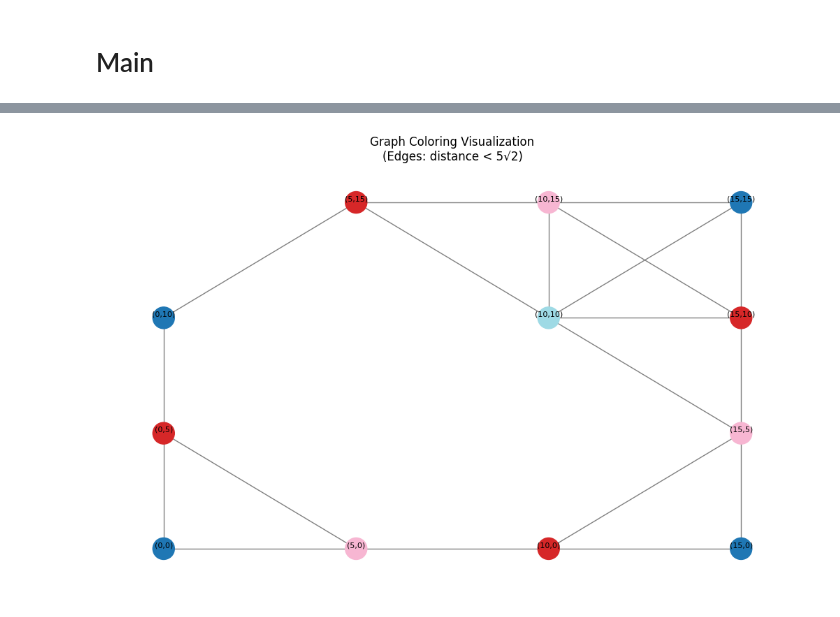
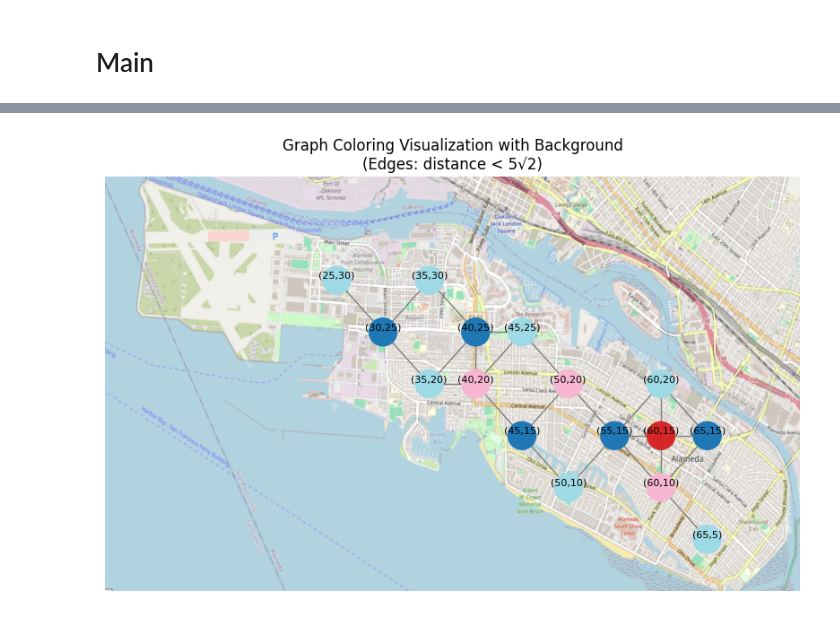
Before and after one commit to RyanLagasse/YQC-2025, a Jupyter notebook: main.ipynb, the cells around one changed output, grey strips where cells are left out. Cells and saved outputs as stored; diff of their text form; code cells hidden in the pictures.

```diff
--- a/main.ipynb
+++ b/main.ipynb
@@ -121,6 +128,12 @@ a = 5
 
 # mul;tiply all the points x5
 og_points = [(8,  5),  (7,  4),  (5,  4), (8,  3),  (4,  3),  (7,  3), (5,  2), (3,  2),  (7,  2),  (2,  2), (6,  3), (4,  1), (1,  1), (3,  1), (2,  0), (0,  0)]
+og_points =  [(8, 0), (7, 1), (5, 1), (8, 2), (4, 2), (7, 2),(5, 3), (3, 3), (7, 3), (2, 3), (6, 2), (4, 4),(1, 4), (3, 4), (2, 5), (0, 5)]
+# og_points = [(0, 8), (1, 8), (3, 6), (4, 4), (4, 7), (5, 7), (6, 7), (9, 7), (8, 6), (7, 5), (9, 4), (9, 2), (9, 5), (10, 0), (5, 2), (6, 4)]
+og_points =[(0, 7),(1, 7),(2, 6),(3, 4),(3, 7),(4, 7),(5, 7),(8, 7),(7, 6),(6, 5),(8, 4),(8, 2),(8, 5),(8, 0),(4, 2),(5, 4)]
+
+
+
 og_points = [(x*a,y*a) for x,y in og_points] #TODO add back
 
 points = og_points.copy()
@@ -146,6 +159,7 @@ og_points = [(0,0), (1,0), (0,1), (0,2), (3,2), (3,3)]
 og_points = [(0,0), (1,0), (0,1), (0,2), (1,3), (2,0), (2,2), (2,3), (3,0),(3,1), (3,2), (3,3)]
 # og_points = [(9.0, 0.0), (9.0, 9.0), (9.0, 22.5), (4.5, 4.5), (9.0, 31.5), (4.5, 18.0), (4.5, 27.0), (4.5, 40.5), (0.0, 13.5), (9.0, 49.5), (0.0, 27.0), (0.0, 36.0), (9.0, 58.5), (0.0, 45.0), (0.0, 54.0), (4.5, 63.0)]
 # og_points = [(2.0, 0.0), (2.0, 2.0), (2.0, 5.0), (1.0, 1.0), (2.0, 7.0), (1.0, 4.0), (1.0, 6.0), (1.0, 9.0), (0.0, 3.0), (2.0, 11.0), (0.0, 6.0), (0.0, 8.0), (2.0, 13.0)] #, (0.0, 10.0), (0.0, 12.0), (1.0, 14.0)]
+og_points =[(0, 7),(1, 7),(2, 6),(3, 4),(3, 7),(4, 7),(5, 7),(8, 7),(7, 6),(6, 5),(8, 4),(8, 2),(8, 5),(8, 0),(4, 2),(5, 4)]
 #
 
 unit_tests = []
@@ -227,59 +214,79 @@ for test in unit_tests:
 # %%
 example_data = [[(0, 0), (0, 5), (15, 10)], [(5, 0), (0, 10), (15, 15)]]
 # %%
-import math
-import matplotlib.pyplot as plt
-import networkx as nx
-from itertools import combinations
+import random
 
-def visualize_colored_groups(data):
+def visualize_colored_groups_with_background(data, background_image_path, shift_x=0, shift_y=0):
+    """
+    Visualize colored groups of points overlaid on a background image with optional x and y-axis shifts.
+
+    Args:
+        data: List of groups of points (e.g., [[(x1, y1), (x2, y2)], [(x3, y3), ...]]).
+        background_image_path: Path to the background image.
+        shift_x: Value to shift all x-coordinates to the right (default is 0).
+        shift_y: Value to shift all y-coordinates upward (default is 0).
+    """
+    # Shuffle the order of groups to randomize color assignment
+    random.shuffle(data)
+
+    # Load the background image
+    img = mpimg.imread(background_image_path)
+
     # Create graph and calculate edges
     G = nx.Graph()
     all_points = [point for group in data for point in group]
 
+    # Shift all coordinates by shift_x and shift_y
+    shifted_points = [(x + shift_x, y + shift_y) for x, y in all_points]
+
     # Add nodes with position attributes
-    for point in all_points:
+    for point in shifted_points:
         G.add_node(point, pos=point)
 
     # Create edges based on distance threshold
     threshold = 5 * math.sqrt(2)
-    # threshold = 12
-    for (p1, p2) in combinations(all_points, 2):
-        distance = math.hypot(p1[0]-p2[0], p1[1]-p2[1])
+    for (p1, p2) in combinations(shifted_points, 2):
+        distance = math.hypot(p1[0] - p2[0], p1[1] - p2[1])
         if distance <= threshold:
             G.add_edge(p1, p2)
 
     # Create color mapping
     color_map = []
     color_dict = {}
     for color_idx, group in enumerate(data):
         for point in group:
-            color_dict[point] = color_idx
+            shifted_point = (point[0] + shift_x, point[1] + shift_y)
+            color_dict[shifted_point] = color_idx
 
     # Create ordered color list based on node order
     for node in G.nodes():
         color_map.append(color_dict[node])
 
     # Draw the graph
     pos = nx.get_node_attributes(G, 'pos')
     plt.figure(figsize=(10, 6))
+
+    # Display the background image
+    plt.imshow(img, extent=[0, max(p[0] for p in shifted_points) + 10, 0, max(p[1] for p in shifted_points) + 10], aspect='auto')
+
+    # Overlay the graph
     nx.draw(G, pos,
             node_color=color_map,
             cmap=plt.cm.tab20,
             with_labels=False,
             node_size=500,
             edge_color='gray')
 
     # Add coordinate labels
-    for point in all_points:
+    for point in shifted_points:
         plt.text(point[0], point[1], f"({point[0]},{point[1]})",
                  ha='center', va='bottom', fontsize=8)
 
-    plt.title("Graph Coloring Visualization\n(Edges: distance < 5√2)")
+    plt.title("Graph Coloring Visualization with Background\n(Edges: distance < 5√2)")
     plt.grid(True, alpha=0.3)
     plt.show()
 
 # Example usage
-visualize_colored_groups(coloring)
+visualize_colored_groups_with_background(coloring, "/opt/extra/avijit/projects/rlof/Ryan_2025/YQH/city.png", shift_x=25, shift_y=5)
 # %% [output]
-[figure, old version]
+[figure, new version]
```
Also changed, not shown: parts of 3 cells of this notebook, 1 other file.
